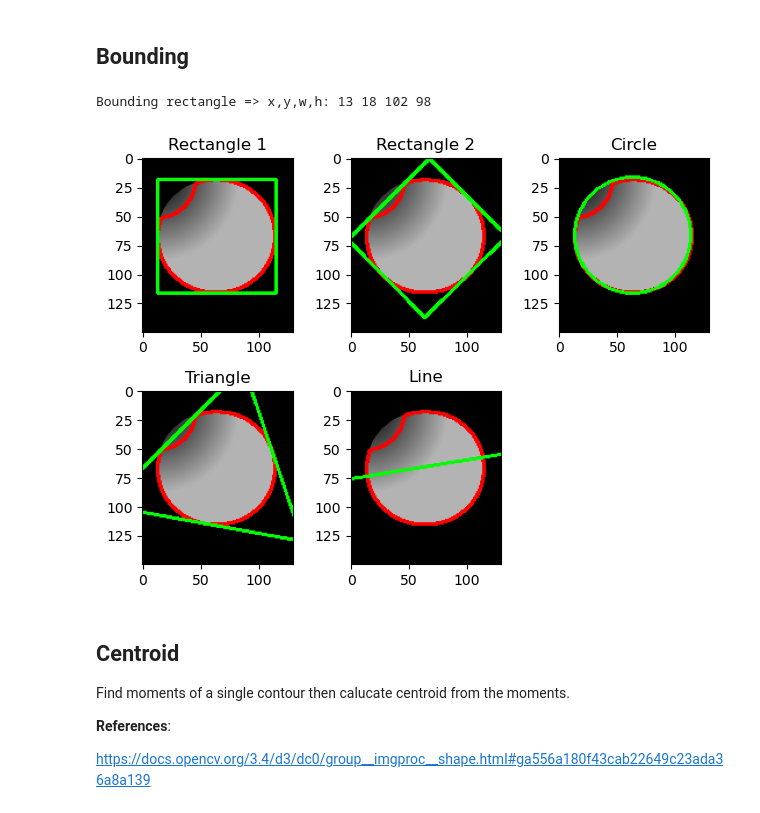
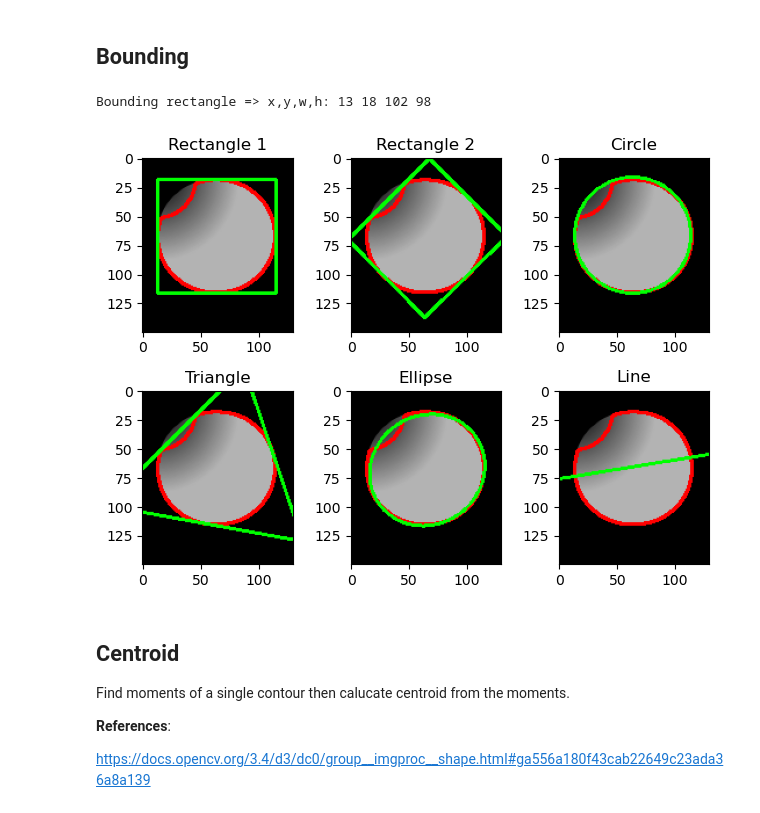
Before and after one commit to rapee9999/LearnCV, a Jupyter notebook: contours.ipynb, the cells around one changed output. Drawn from its saved outputs; the diff is of its cells as text; code cells hidden in the pictures.

```diff
--- a/contours.ipynb
+++ b/contours.ipynb
@@ -464,35 +465,35 @@ plt.title(f"Circle")
 area, triCnt = cv2.minEnclosingTriangle(contours[0])
 triCnt = np.int0(triCnt)
 regen = cv2.drawContours(cv2.cvtColor(orgImg, cv2.COLOR_GRAY2RGB), [contours[0]], -1, (255,0,0), 2)
 regen = cv2.drawContours(regen, [triCnt], -1, (0,255,0), 2)
 plt.subplot(2,3,4)
 plt.imshow(regen)
 plt.title(f"Triangle")
 
 # fit ellipse
 elps = cv2.fitEllipse(contours[0])
 regen = cv2.drawContours(cv2.cvtColor(orgImg, cv2.COLOR_GRAY2RGB), [contours[0]], -1, (255,0,0), 2)
 cv2.ellipse(regen, elps, (0,255,0), 2)
 plt.subplot(2,3,5)
 plt.imshow(regen)
 plt.title(f"Ellipse")
 
 # fit line
 rows,cols = orgImg.shape[:2]
 [vx,vy,x,y] = cv2.fitLine(contours[0], cv2.DIST_L2, 0, 0.01, 0.01)
 lefty = int((-x*vy/vx) + y)
 righty = int(((cols-x)*vy/vx)+y)
 regen = cv2.drawContours(cv2.cvtColor(orgImg, cv2.COLOR_GRAY2RGB), [contours[0]], -1, (255,0,0), 2)
 cv2.line(regen, (cols-1,righty), (0,lefty), (0,255,0), 2)
-plt.subplot(2,3,5)
+plt.subplot(2,3,6)
 plt.imshow(regen)
 plt.title(f"Line")
 
 plt.tight_layout()
 plt.show()
 # %% [output]
 Bounding rectangle => x,y,w,h: 13 18 102 98
-[figure, old version]
+[figure, new version]
 # %% [markdown]
 ## Centroid
 Find moments of a single contour then calucate centroid from the moments.
```
Also changed, not shown: parts of 1 cell of this notebook.
